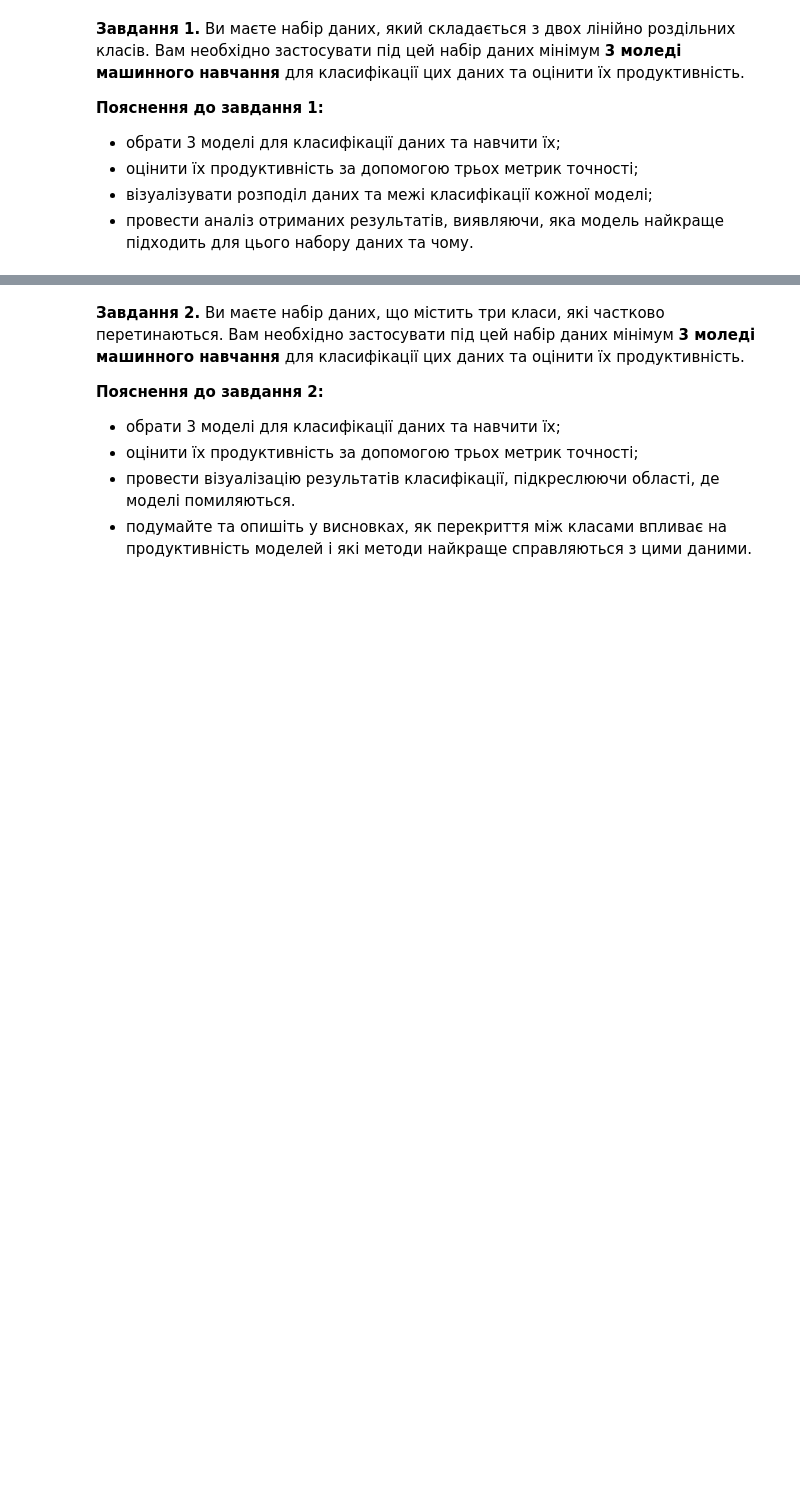
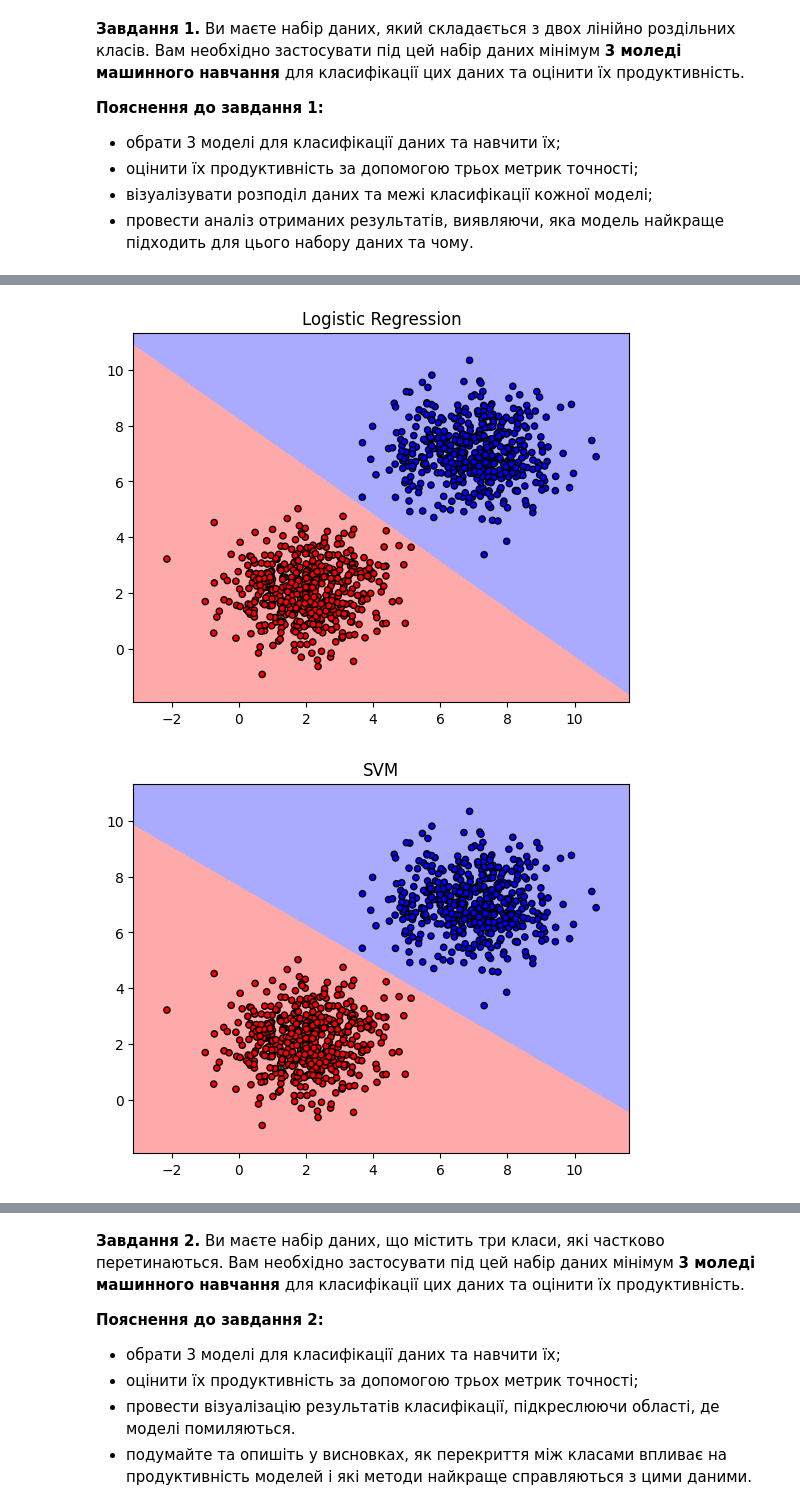
Before and after one commit to Sidoryak-Ostap/basics-of-ai, a Jupyter notebook: data_analytics/lab_3/DM_practice_3.ipynb, the cells around one changed output, grey strips where cells are left out. Drawn from its saved outputs; the diff is of its cells as text; code cells hidden in the pictures; blank space fills up the shorter version.

```diff
--- a/data_analytics/lab_3/DM_practice_3.ipynb
+++ b/data_analytics/lab_3/DM_practice_3.ipynb
@@ -86,0 +91,24 @@ Logistic Regression Accuracy: 100.00%
+# %%
+
+def plot_decision_boundary(model, X, y, title):
+    cmap_light = ListedColormap(['#FFAAAA', '#AAAAFF'])
+    cmap_bold = ['#FF0000', '#0000FF']
+
+    x_min, x_max = X[:, 0].min() - 1, X[:, 0].max() + 1
+    y_min, y_max = X[:, 1].min() - 1, X[:, 1].max() + 1
+    xx, yy = np.meshgrid(np.arange(x_min, x_max, 0.01),
+                         np.arange(y_min, y_max, 0.01))
+
+    Z = model.predict(np.c_[xx.ravel(), yy.ravel()])
+    Z = Z.reshape(xx.shape)
+
+    plt.contourf(xx, yy, Z, cmap=cmap_light)
+    plt.scatter(X[:, 0], X[:, 1], c=y, cmap=ListedColormap(cmap_bold), edgecolor='k', s=20)
+    plt.title(title)
+    plt.show()
+
+for name, model in models.items():
+    plot_decision_boundary(model, X, y, name)
+# %% [output]
+[figure, added]
+[figure, added]
```
Also changed, not shown: parts of 42 cells of this notebook, 5 other files.
